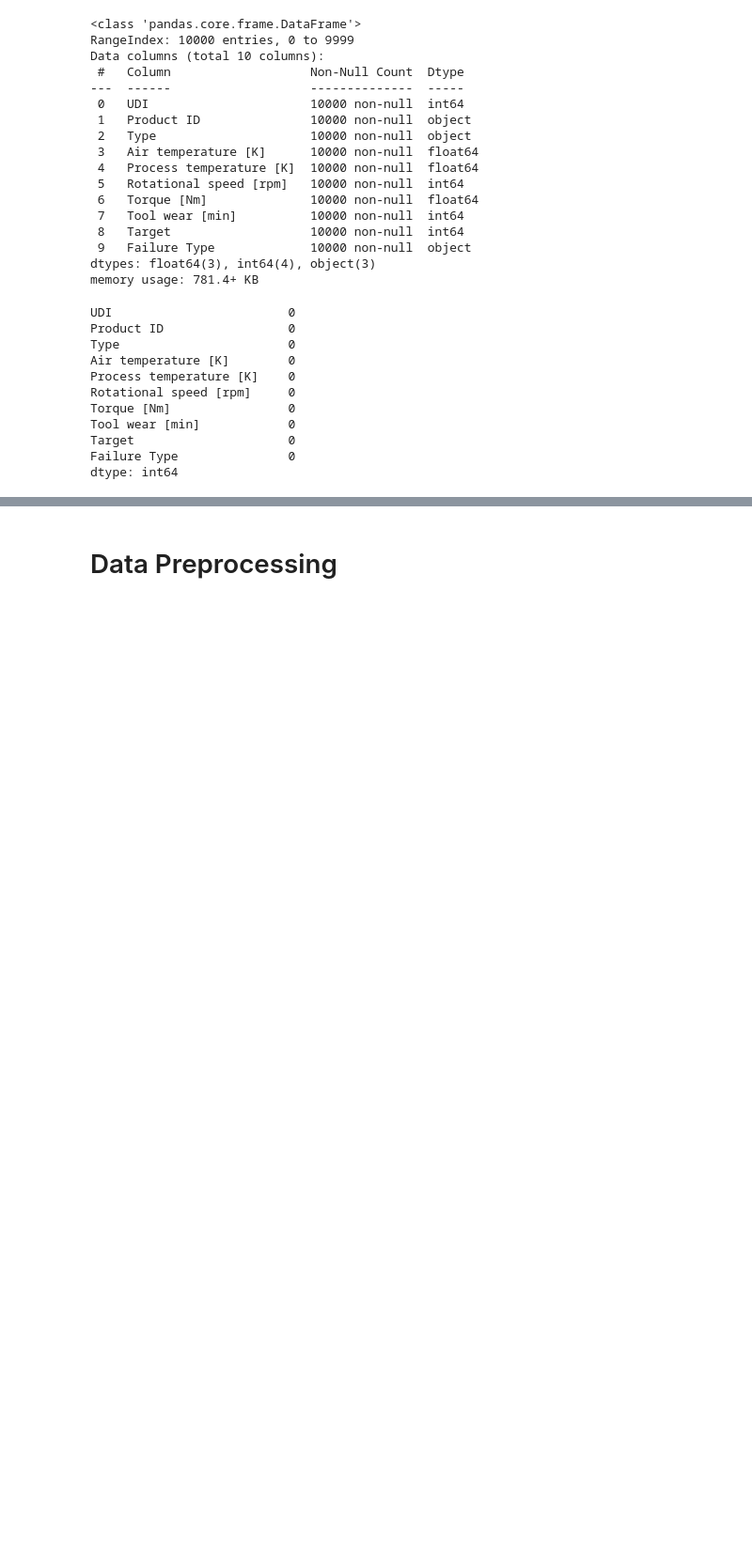
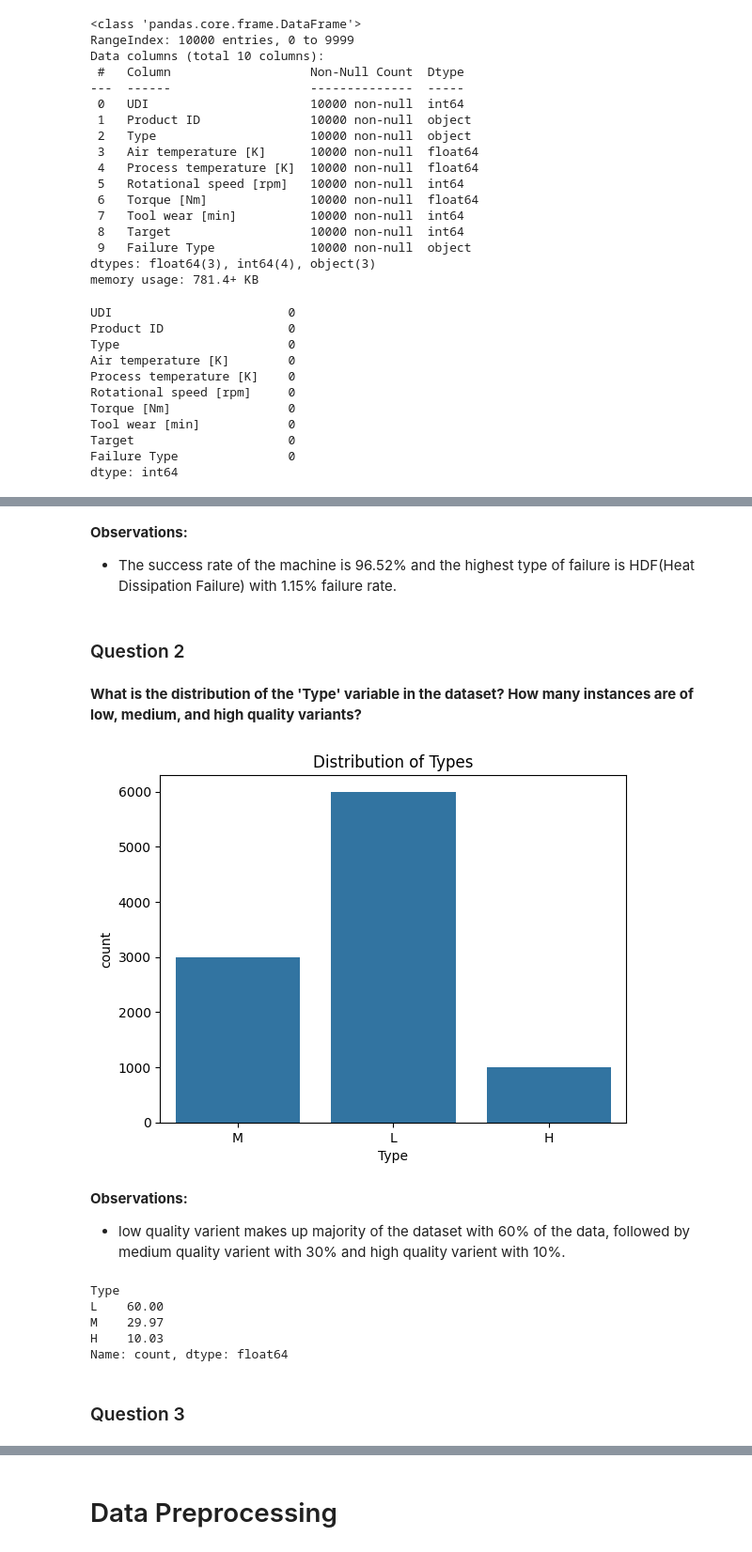
Before and after one commit to karthikponna/Predictive_Maintenance_MLOps, a Jupyter notebook: notebooks/EDA.ipynb, the cells around one changed output, grey strips where cells are left out. Shown at 94% size. Drawn from its saved outputs; the diff is of its cells as text; code cells hidden in the pictures; blank space fills up the shorter version.

```diff
--- a/notebooks/EDA.ipynb
+++ b/notebooks/EDA.ipynb
@@ -58,0 +159,28 @@ dtype: int64
+# %% [markdown]
+**Observations:**
+
+- The success rate of the machine is 96.52% and the highest type of failure is HDF(Heat Dissipation Failure) with 1.15% failure rate.
+# %% [markdown]
+### Question 2
+# %% [markdown]
+**What is the distribution of the 'Type' variable in the dataset? How many instances are of low, medium, and high quality variants?**
+# %%
+sns.countplot(x='Type', data=df)
+plt.title('Distribution of Types')
+plt.show()
+# %% [output]
+[figure, added]
+# %% [markdown]
+**Observations:**
+
+- low quality varient makes up majority of the dataset with 60% of the data, followed by medium quality varient with 30% and high quality varient with 10%.
+# %%
+df['Type'].value_counts()/len(df)*100
+# %% [output]
+Type
+L    60.00
+M    29.97
+H    10.03
+Name: count, dtype: float64
+# %% [markdown]
+### Question 3
```
Also changed, not shown: parts of 30 cells of this notebook.
